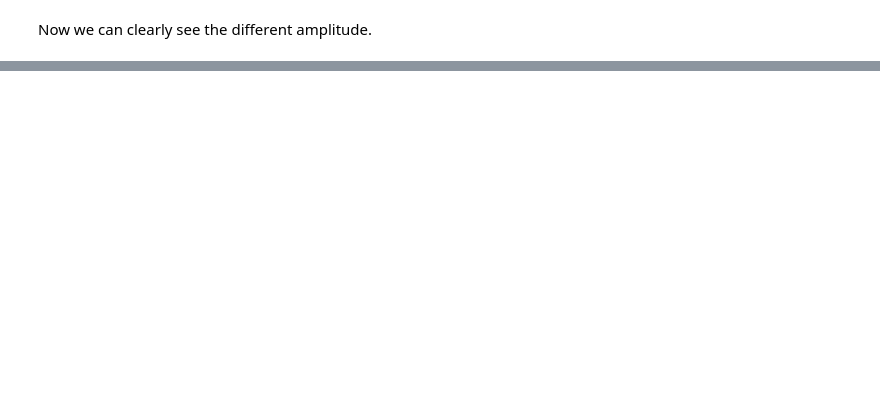
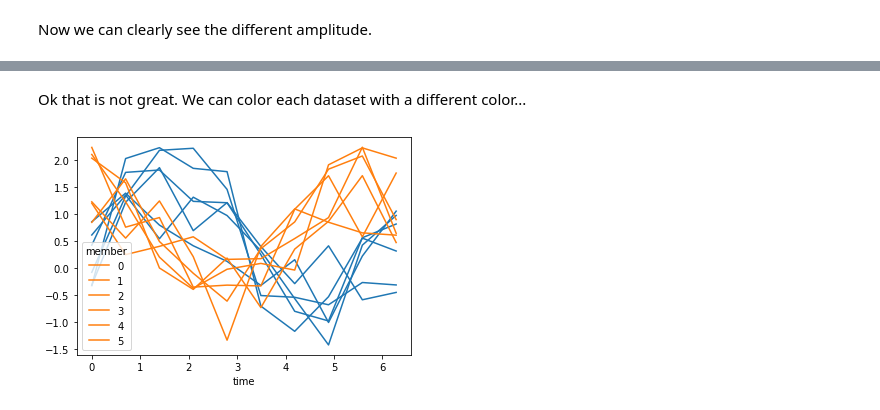
Before and after one commit to jbusecke/xarrayutils, a Jupyter notebook: doc/plotting.ipynb, the cells around one changed output, grey strips where cells are left out. Saved outputs shown, nothing was run; the diff lists cells and outputs as text; code cells hidden in the pictures; blank space fills up the shorter version.

```diff
--- a/doc/plotting.ipynb
+++ b/doc/plotting.ipynb
@@ -39,0 +70,7 @@ Now we can clearly see the different amplitude.
+# %% [markdown]
+Ok that is not great. We can color each dataset with a different color...
+# %%
+da.plot(hue='member', color='C0')
+da2.plot(hue='member', color='C1');
+# %% [output]
+[figure, added]
```
Also changed, not shown: parts of 15 cells of this notebook, 2 other files.
